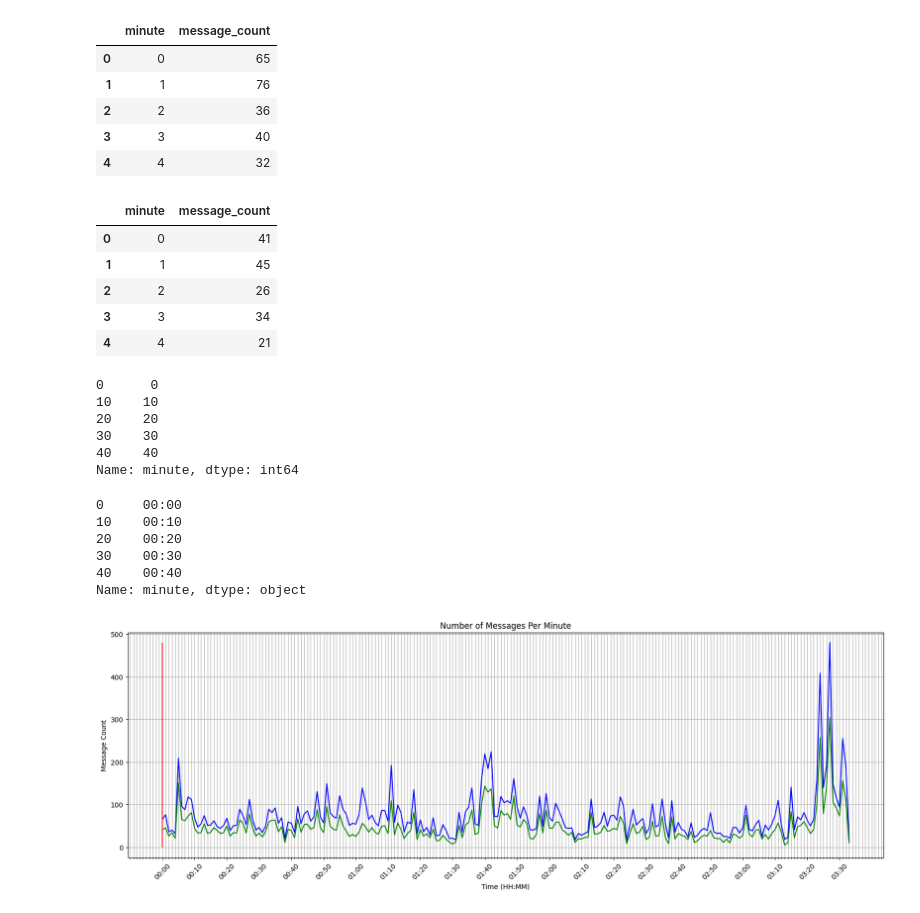
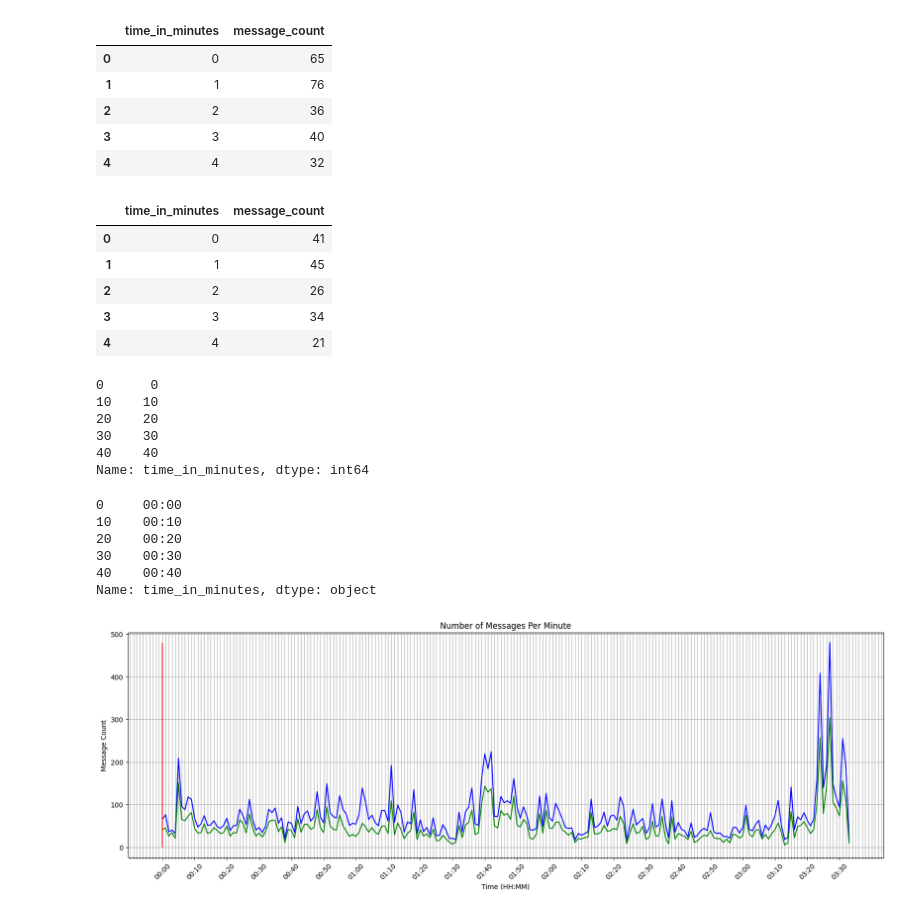
Before and after one commit to shadowkai0121/StreamResearch, a Jupyter notebook: analysis.ipynb, the cells around one changed output. Saved outputs shown, nothing was run; the diff lists cells and outputs as text; code cells hidden in the pictures.

Commit message:
直接計算 minutes

```diff
--- a/analysis.ipynb
+++ b/analysis.ipynb
@@ -9,35 +9,31 @@ from matplotlib.ticker import MultipleLocator
 # %%
 
 df = pd.read_csv('chart.csv')
 
-df['timestamp'] = pd.to_datetime(df['time_in_seconds'], unit='s', origin='unix')
+total_messages_per_minute = df.groupby('time_in_minutes').size().reset_index(name='message_count')
 
-df['minute'] = (df['time_in_seconds'] // 60).astype(int)
-
-total_messages_per_minute = df.groupby('minute').size().reset_index(name='message_count')
-
-member_messages_per_minute = df[df['author_title'] == 'Member'].groupby('minute').size().reset_index(name='message_count')
+member_messages_per_minute = df[df['author_title'] == 'Member'].groupby('time_in_minutes').size().reset_index(name='message_count')
 
 display(total_messages_per_minute.head())
 member_messages_per_minute.head()
 # %% [output]
-|  | minute | message_count |
+|  | time_in_minutes | message_count |
 | 0 | 0 | 65 |
 | 1 | 1 | 76 |
 | 2 | 2 | 36 |
 | 3 | 3 | 40 |
 | 4 | 4 | 32 |
-|  | minute | message_count |
+|  | time_in_minutes | message_count |
 | 0 | 0 | 41 |
 | 1 | 1 | 45 |
 | 2 | 2 | 26 |
 | 3 | 3 | 34 |
 | 4 | 4 | 21 |
 # %%
-time_labels = pd.to_datetime(total_messages_per_minute['minute'], unit='m').dt.strftime('%H:%M')
+time_labels = pd.to_datetime(total_messages_per_minute['time_in_minutes'], unit='m').dt.strftime('%H:%M')
 
 time_labels_10min = time_labels[::10]
-minutes_10min = total_messages_per_minute['minute'][::10]
+minutes_10min = total_messages_per_minute['time_in_minutes'][::10]
 display(minutes_10min.head())
 time_labels_10min.head()
 # %% [output]
@@ -46,13 +42,13 @@ time_labels_10min.head()
 20    20
 30    30
 40    40
-Name: minute, dtype: int64
+Name: time_in_minutes, dtype: int64
 0     00:00
 10    00:10
 20    00:20
 30    00:30
 40    00:40
-Name: minute, dtype: object
+Name: time_in_minutes, dtype: object
 # %%
 plt.figure(figsize=(20, 6))
 
```
Also changed, not shown: parts of 1 cell of this notebook, 1 other file.
